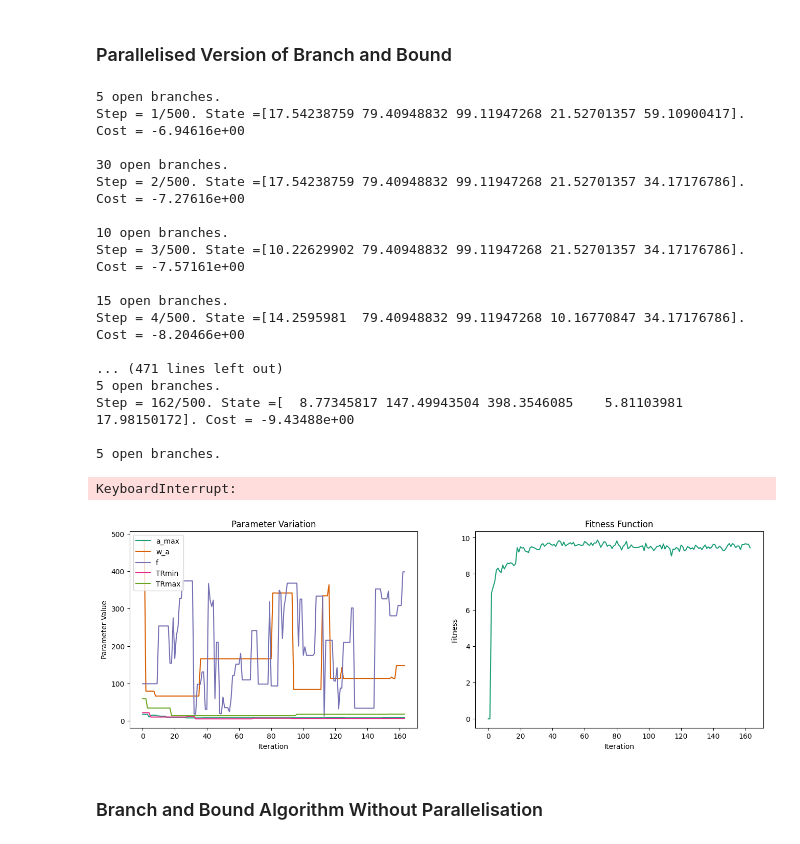
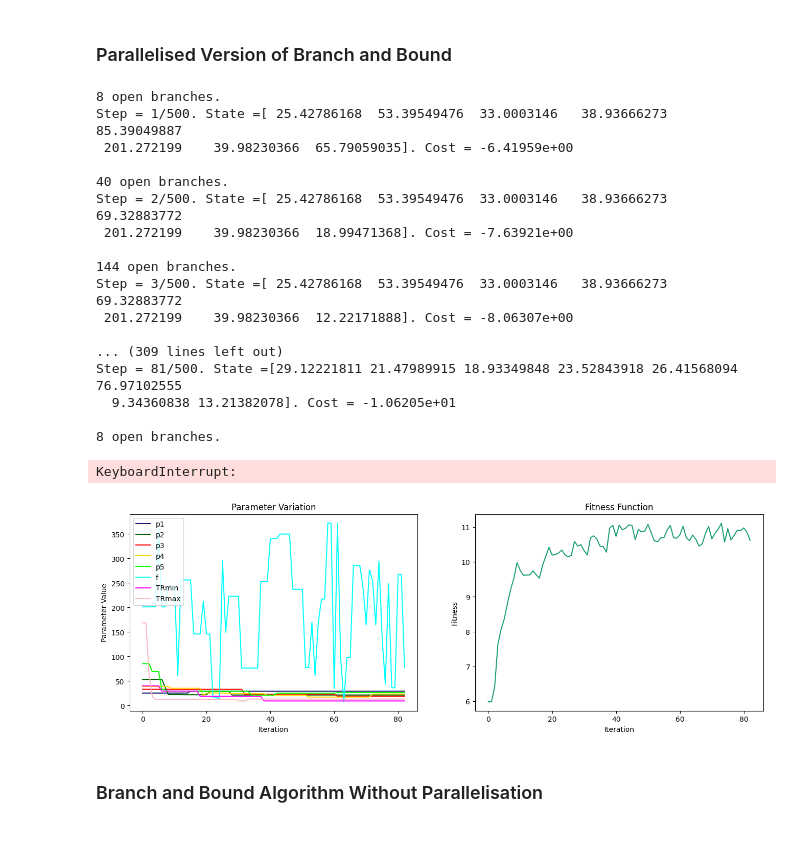
Before and after one commit to Ela-Kan/MRFSGRE_BBB, a Jupyter notebook: coreSimulations/signal_optimisation.ipynb, the cells around one changed output. Saved outputs shown, nothing was run; the diff lists cells and outputs as text; code cells hidden in the pictures.

Commit message:
adding FISP-like FA variation

```diff
--- a/coreSimulations/signal_optimisation.ipynb
+++ b/coreSimulations/signal_optimisation.ipynb
@@ -218,10 +246,10 @@ if __name__ == '__main__':
     from multiprocessing import Pool
 
     trVariation = 'sin'
-    faVariation = 'sin'
+    faVariation = 'FISP'
     maxsteps = 500
     instance = 25
-    N = noOfRepetitions
+    N = 1000
 
     # Initialise random start point and calculate associated cost according to the type of parameter variation
     if trVariation == 'sin' and faVariation == 'sin':
@@ -231,11 +259,17 @@ if __name__ == '__main__':
         # Update the current state
         state = [a_max, w_a, f, TRmin, TRmax]
 
+    if trVariation == 'sin' and faVariation == 'FISP':
+        p1, p2, p3, p4, p5, f, TRmin, TRmax = start(trVariation,faVariation)
+        permutation = [p1, p2, p3, p4, p5, f, TRmin, TRmax]
+        cost = costFunction(permutation)
+        # Update the current state
+        state = [p1, p2, p3, p4, p5, f, TRmin, TRmax]
 
 
     states, costs = [state], [cost]
     state = np.array(state)
-    n_params = np.size(permutation)
+    n_params = np.size(state)
 
     ## Correct shape of arrays for concatenation
     state = np.expand_dims(state, axis=0)
@@ -263,21 +297,28 @@ if __name__ == '__main__':
         permutations = state
 
         ## display the number of open branches
-        print(str(int(np.size(state,0)*5)) + ' open branches.')
+        print(str(int(np.size(state,0)*n_params)) + ' open branches.')
 
               ##  iterate over each branch
         for jj in range(int(np.size(state,0))):
 
-            ## repeat each branch 5 times
-            permutation = mat.repmat(state[jj,:],5,1)
-            aHold, bHold, cHold, dHold, eHold = start(trVariation, faVariation)
-            stateHold = [aHold,bHold,cHold,dHold,eHold]
+            ## repeat each branch n_params times
+            permutation = mat.repmat(state[jj,:],n_params,1)
+
+            if trVariation == 'sin' and faVariation == 'sin':
+                aHold, bHold, cHold, dHold, eHold = start(trVariation, faVariation)
+                stateHold = [aHold,bHold,cHold,dHold,eHold]
+
+
+            if trVariation == 'sin' and faVariation == 'FISP':
+                aHold, bHold, cHold, dHold, eHold, fHold, gHold, hHold = start(trVariation, faVariation)
+                stateHold = [aHold, bHold, cHold, dHold, eHold, fHold, gHold, hHold]
 
             ##  permute one pararameter at a time
-            for xx in range(5):
+            for xx in range(n_params):
                permutation[xx,xx] = stateHold[xx]
 
-            ## add new 5 permutations to the array of states
+            ## add new permutations to the array of states
             permutations = np.append(permutations, permutation, axis=0)
 
         ##  Calculate costs for all states
@@ -297,7 +338,7 @@ if __name__ == '__main__':
         bestState = permutations[costInd,:]
 
         ##  print state and cost to screen
-        ##  write the latest step t ofile
+        ##  write the latest step to file
 
         print('Step = '  + str(it+1) + '/' + str(maxsteps) + '. State =' + \
             str(permutations[costInd,:]) + '. Cost = ' +  str("{:.5e}".format(bestCost)))
@@ -306,29 +347,29 @@ if __name__ == '__main__':
     states = np.array(states)
     seeBnB(states, costs)
 # %% [output]
-5 open branches.
-Step = 1/500. State =[17.54238759 79.40948832 99.11947268 21.52701357 59.10900417]. Cost = -6.94616e+00
+8 open branches.
+Step = 1/500. State =[ 25.42786168  53.39549476  33.0003146   38.93666273  85.39049887
+ 201.272199    39.98230366  65.79059035]. Cost = -6.41959e+00
 
-30 open branches.
-Step = 2/500. State =[17.54238759 79.40948832 99.11947268 21.52701357 34.17176786]. Cost = -7.27616e+00
+40 open branches.
+Step = 2/500. State =[ 25.42786168  53.39549476  33.0003146   38.93666273  69.32883772
+ 201.272199    39.98230366  18.99471368]. Cost = -7.63921e+00
 
-10 open branches.
-Step = 3/500. State =[10.22629902 79.40948832 99.11947268 21.52701357 34.17176786]. Cost = -7.57161e+00
+144 open branches.
+Step = 3/500. State =[ 25.42786168  53.39549476  33.0003146   38.93666273  69.32883772
+ 201.272199    39.98230366  12.22171888]. Cost = -8.06307e+00
 
-15 open branches.
-Step = 4/500. State =[14.2595981  79.40948832 99.11947268 10.16770847 34.17176786]. Cost = -8.20466e+00
+... (309 lines left out)
+Step = 81/500. State =[29.12221811 21.47989915 18.93349848 23.52843918 26.41568094 76.97102555
+  9.34360838 13.21382078]. Cost = -1.06205e+01
 
-... (471 lines left out)
-5 open branches.
-Step = 162/500. State =[  8.77345817 147.49943504 398.3546085    5.81103981  17.98150172]. Cost = -9.43488e+00
-
-5 open branches.
+8 open branches.
 KeyboardInterrupt:
 # %%
 states = np.array(states)
-seeBnB(states, costs)
+seeBnB(states, costs, trVariation, faVariation)
 # %% [output]
-[figure, old version]
+[figure, new version]
 # %%
 states = [87.59728498, 229.65485733, 232.88395874,  96.22243265, 197.88738558]
 a= states[0]; b = states[1]; c = states[2];  d = states[3]; e = states[4]
```
Also changed, not shown: parts of 3 cells of this notebook, 3 other files.
